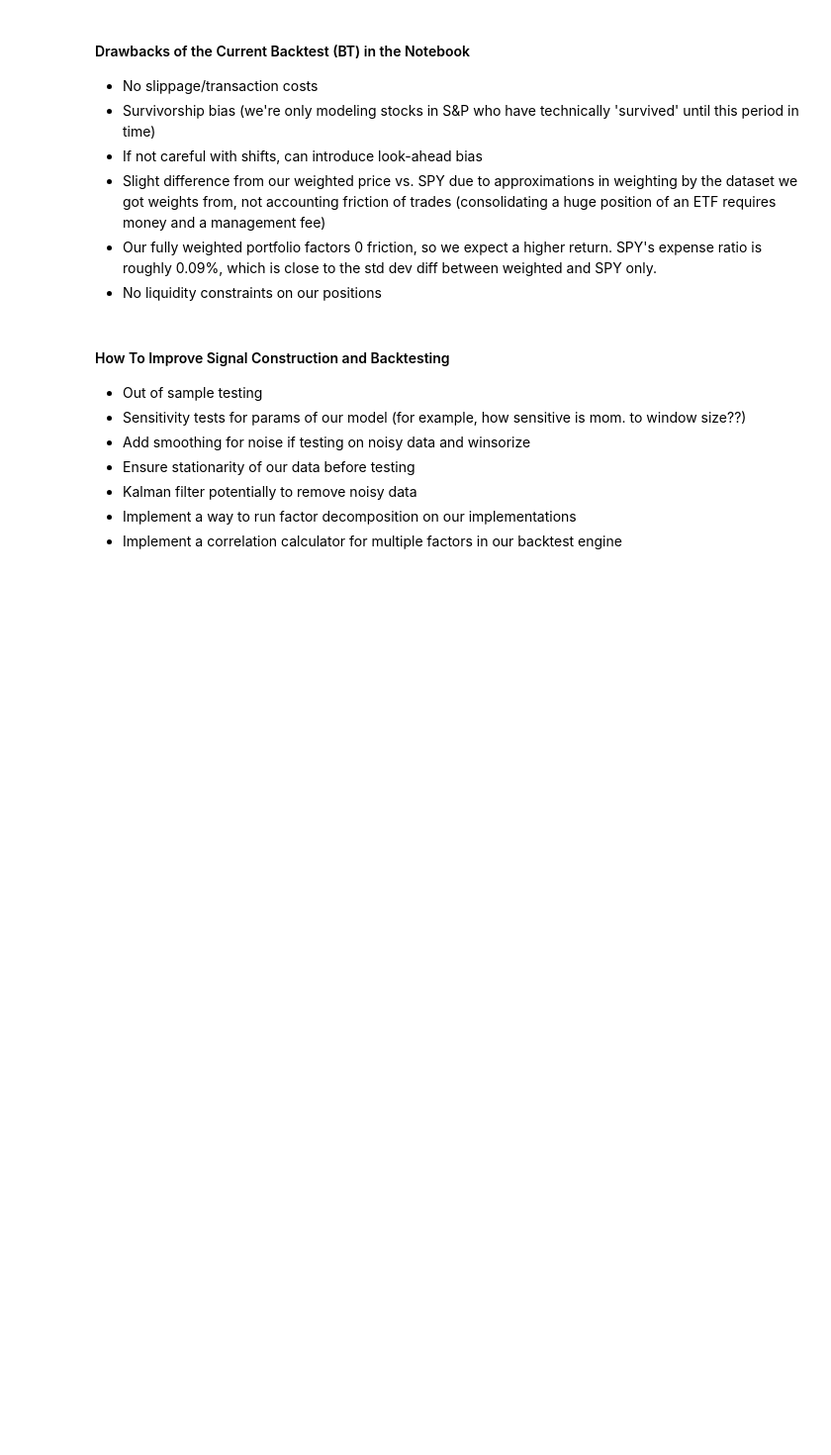
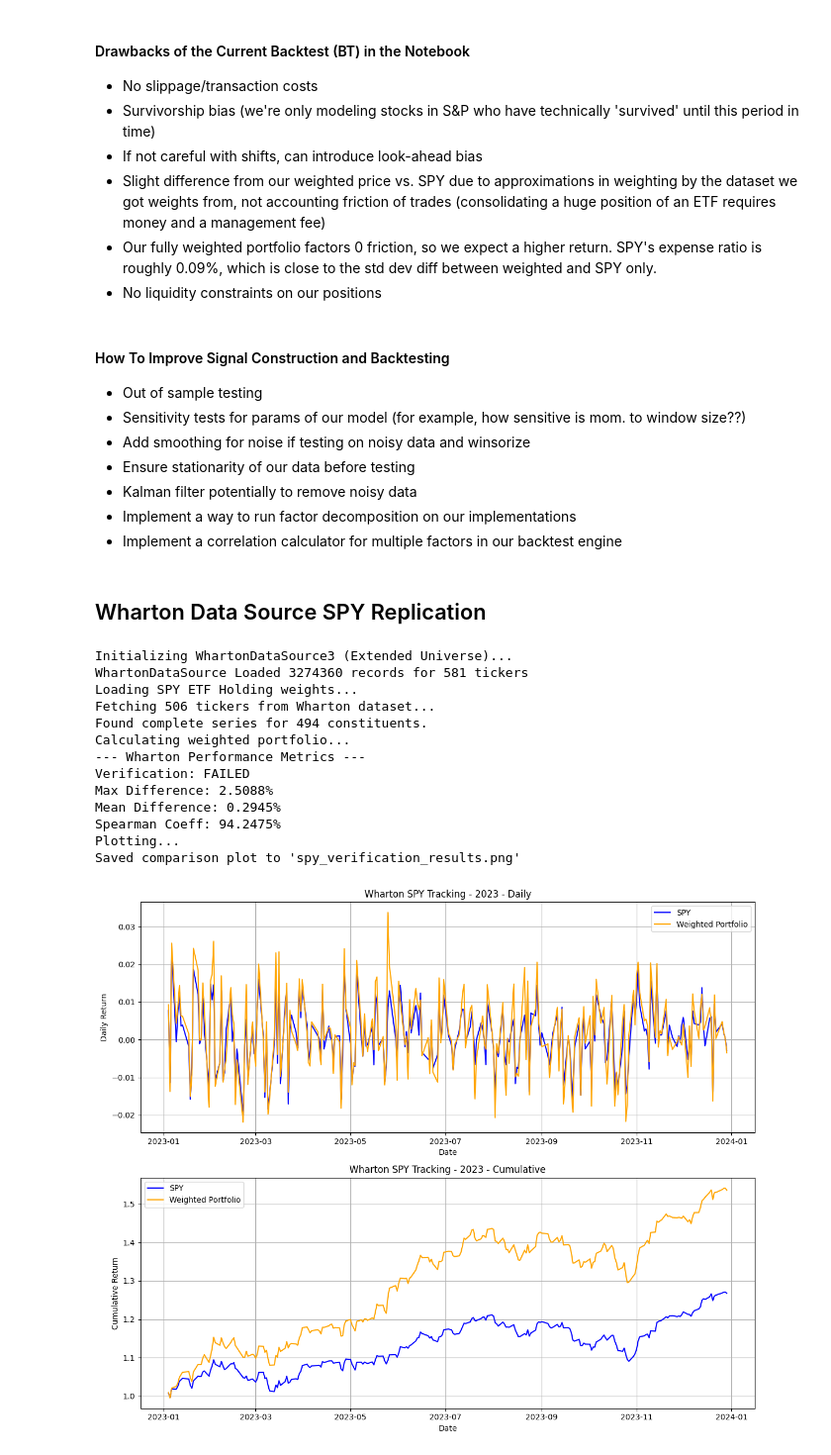
Before and after one commit to lucas-309/millennium-data-quality-25-26, a Jupyter notebook: backtester/verify_backtester_data.ipynb, the cells around one changed output. Shown at 99% size. Cells and saved outputs as stored; diff of their text form; code cells hidden in the pictures; blank space fills up the shorter version.

```diff
--- a/backtester/verify_backtester_data.ipynb
+++ b/backtester/verify_backtester_data.ipynb
@@ -320,3 +341,80 @@ Saved cumulative returns plot as 'weighted_vs_spy_cumulative_returns.png'
 - Kalman filter potentially to remove noisy data
 - Implement a way to run factor decomposition on our implementations
 - Implement a correlation calculator for multiple factors in our backtest engine
+# %% [markdown]
+## Wharton Data Source SPY Replication
+# %%
+import pandas as pd
+import matplotlib.pyplot as plt
+from data_source import WhartonDataSource, YahooFinanceDataSource
+
+print("Initializing WhartonDataSource3 (Extended Universe)...")
+wharton_ds = WhartonDataSource('WhartonDataSource3.parquet', use_trfd=True)
+
+print("Loading SPY ETF Holding weights...")
+yf_ds = YahooFinanceDataSource()
+holdings_df = yf_ds.read_spy_holdings('holdings-daily-us-en-spy.xlsx')
+holdings_df['Ticker'] = holdings_df['Ticker'].replace({
+    'BRK.B': 'BRK.B', # Wharton format
+    'BF.B': 'BF.B',
+    '-': 'USD'
+})
+
+start_date = '2023-01-01'
+end_date = '2024-01-01'
+
+tickers = ['SPY'] + holdings_df['Ticker'].tolist()
+print(f"Fetching {len(tickers)} tickers from Wharton dataset...")
+price_data = wharton_ds.get_historical_data(tickers, start_date, end_date)
+
+if 'SPY' not in price_data.columns:
+    print("Error: SPY ETF not found in Wharton dataset.")
+else:
+    spy_data = price_data['SPY'].copy()
+    valid_columns = list(price_data.columns[price_data.isna().sum() == 0])
+
+    if 'SPY' not in valid_columns:
+        valid_columns.append('SPY')
+
+    price_data = price_data[valid_columns]
+    valid_constituents = [t for t in valid_columns if t != 'SPY']
+
+    print(f"Found complete series for {len(valid_constituents)} constituents.")
+    print("Calculating weighted portfolio...")
+    weighted_portfolio = yf_ds.calculate_weighted_portfolio(holdings_df, price_data)
+
+    spy_returns = spy_data.pct_change().dropna()
+    portfolio_returns = weighted_portfolio.pct_change().dropna()
+
+    # Intersect for perfect date matching
+    common_dates = spy_returns.index.intersection(portfolio_returns.index)
+    spy_returns = spy_returns.loc[common_dates]
+    portfolio_returns = portfolio_returns.loc[common_dates]
+
+    print("--- Wharton Performance Metrics ---")
+    verification_results = yf_ds.verify_spy_vs_constituents(spy_data, weighted_portfolio, threshold=0.01)
+
+    status = "PASSED" if verification_results['within_threshold'] else "FAILED"
+    print(f"Verification: {status}")
+    print(f"Max Difference: {verification_results['max_difference']*100:.4f}%")
+    print(f"Mean Difference: {verification_results['mean_difference']*100:.4f}%")
+    print(f"Spearman Coeff: {verification_results['spearman_coeff']*100:.4f}%")
+
+    print("Plotting...")
+    plot_comparison(spy_returns, portfolio_returns, "Wharton SPY Tracking - 2023")
+    # Note: plot_comparison is the same function defined earlier in the notebook
+# %% [output]
+Initializing WhartonDataSource3 (Extended Universe)...
+WhartonDataSource Loaded 3274360 records for 581 tickers
+Loading SPY ETF Holding weights...
+Fetching 506 tickers from Wharton dataset...
+Found complete series for 494 constituents.
+Calculating weighted portfolio...
+--- Wharton Performance Metrics ---
+Verification: FAILED
+Max Difference: 2.5088%
+Mean Difference: 0.2945%
+Spearman Coeff: 94.2475%
+Plotting...
+Saved comparison plot to 'spy_verification_results.png'
+[figure, added]
```
Also changed, not shown: parts of 4 cells of this notebook, 20 other files.
